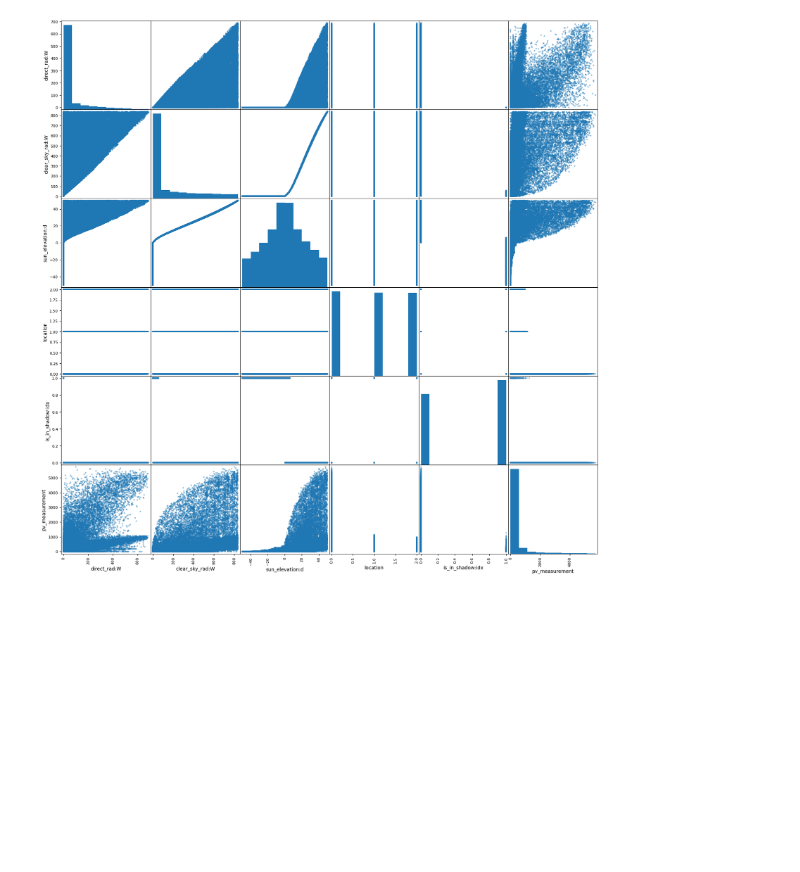
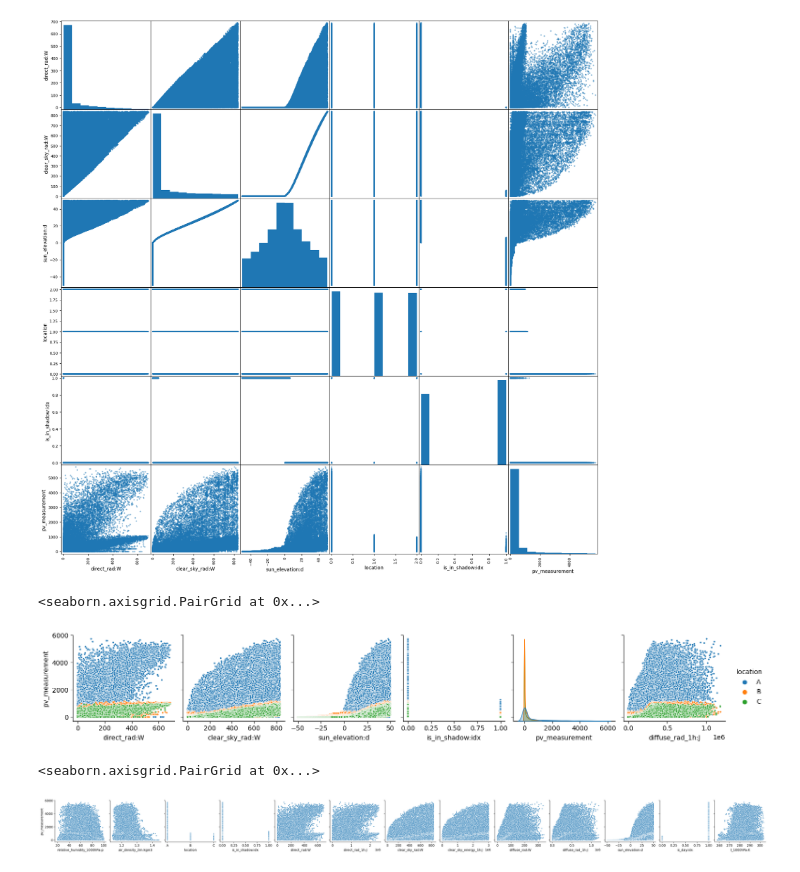
Before and after one commit to taheeraahmed/tdt4173-project, a Jupyter notebook: data_exploration.ipynb, the cells around one changed output. Saved outputs shown, nothing was run; the diff lists cells and outputs as text; code cells hidden in the pictures; blank space fills up the shorter version.

```diff
--- a/data_exploration.ipynb
+++ b/data_exploration.ipynb
@@ -170,3 +195,19 @@ features = ["direct_rad:W", "clear_sky_rad:W", "sun_elevation:d", "location", "i
+# %%
+features = [
+    "relative_humidity_1000hPa:p",
+    "air_density_2m:kgm3",
+    "location",
+    "is_in_shadow:idx",
+    "direct_rad:W",
+    "direct_rad_1h:J",
+    "clear_sky_rad:W",
+    "clear_sky_energy_1h:J",
+    "diffuse_rad:W",
+    "diffuse_rad_1h:J",
+    "sun_elevation:d",
+    "is_day:idx",
+    "t_1000hPa:K"
+]
 # %%
 from pandas.plotting import scatter_matrix
 
@@ -190,3 +231,31 @@ array([[<Axes: xlabel='direct_rad:W', ylabel='direct_rad:W'>,
         <Axes: xlabel='pv_measurement', ylabel='pv_measurement'>]],
       dtype=object)
 [figure]
+# %%
+import warnings
+
+import sys
+
+if not sys.warnoptions:
+    warnings.simplefilter("ignore")
+
+
+import seaborn as sns
+sns.pairplot(train_observed, y_vars="pv_measurement", x_vars=features, hue="location", markers=".")
+# %% [output]
+<seaborn.axisgrid.PairGrid at 0x...>
+[figure, added]
+# %%
+import warnings
+
+import sys
+
+if not sys.warnoptions:
+    warnings.simplefilter("ignore")
+
+
+import seaborn as sns
+sns.pairplot(X_train, y_vars="pv_measurement", x_vars=features, markers=".")
+# %% [output]
+<seaborn.axisgrid.PairGrid at 0x...>
+[figure, added]
```
Also changed, not shown: parts of 21 cells of this notebook, 1 other file.
